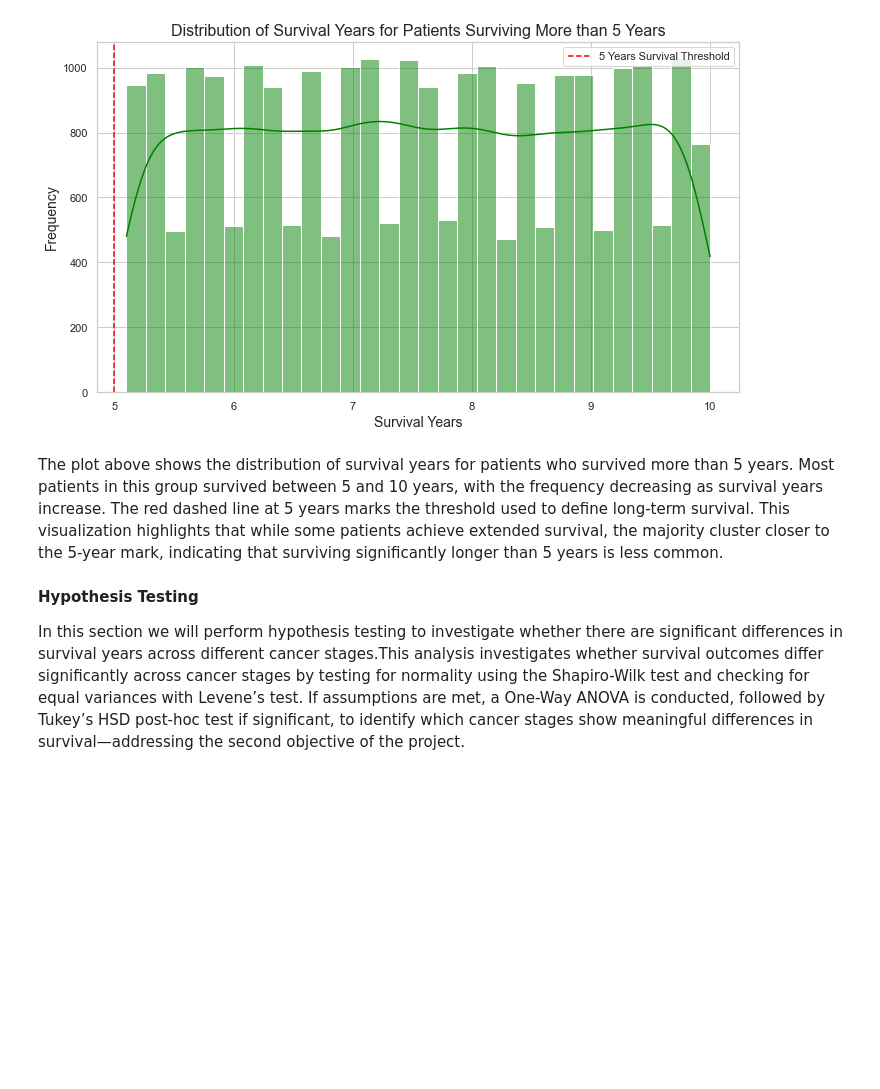
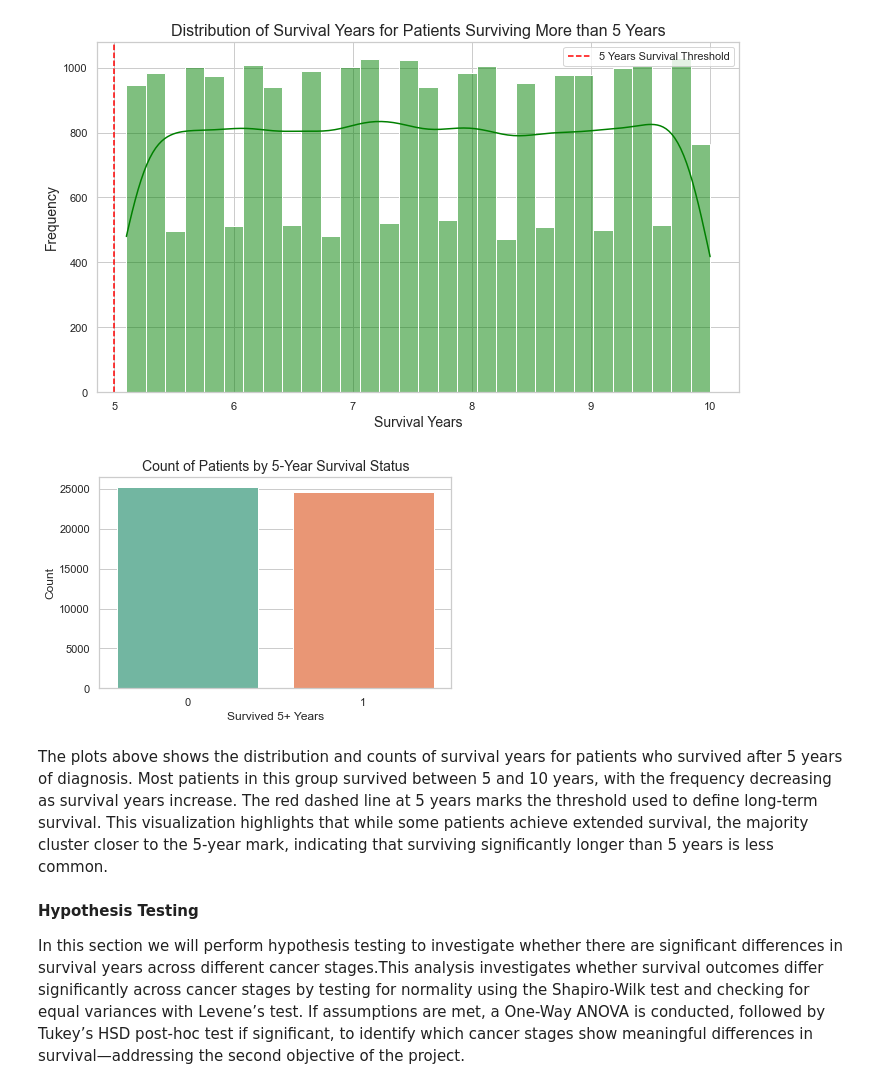
Before and after one commit to Lyster-01/phase3project, a Jupyter notebook: student.ipynb, the cells around one changed output. Drawn from its saved outputs; the diff is of its cells as text; code cells hidden in the pictures; blank space fills up the shorter version.

```diff
--- a/student.ipynb
+++ b/student.ipynb
@@ -474,8 +488,18 @@ plt.tight_layout()
 plt.show();
 # %% [output]
 [figure]
+# %%
+plt.figure(figsize=(6, 4))
+sns.countplot(x='Survived_5_Years', data=df, palette='Set2')
+plt.title('Count of Patients by 5-Year Survival Status', fontsize=14)
+plt.xlabel('Survived 5+ Years')
+plt.ylabel('Count')
+plt.tight_layout()
+plt.show()
+# %% [output]
+[figure, added]
 # %% [markdown]
-The plot above shows the distribution of survival years for patients who survived more than 5 years. Most patients in this group survived between 5 and 10 years, with the frequency decreasing as survival years increase. The red dashed line at 5 years marks the threshold used to define long-term survival. This visualization highlights that while some patients achieve extended survival, the majority cluster closer to the 5-year mark, indicating that surviving significantly longer than 5 years is less common.
+The plots above shows the distribution and counts of survival years for patients who survived after 5 years of diagnosis. Most patients in this group survived between 5 and 10 years, with the frequency decreasing as survival years increase. The red dashed line at 5 years marks the threshold used to define long-term survival. This visualization highlights that while some patients achieve extended survival, the majority cluster closer to the 5-year mark, indicating that surviving significantly longer than 5 years is less common.
 # %% [markdown]
 **Hypothesis Testing**
 
```
Also changed, not shown: parts of 13 cells of this notebook, 3 other files.
